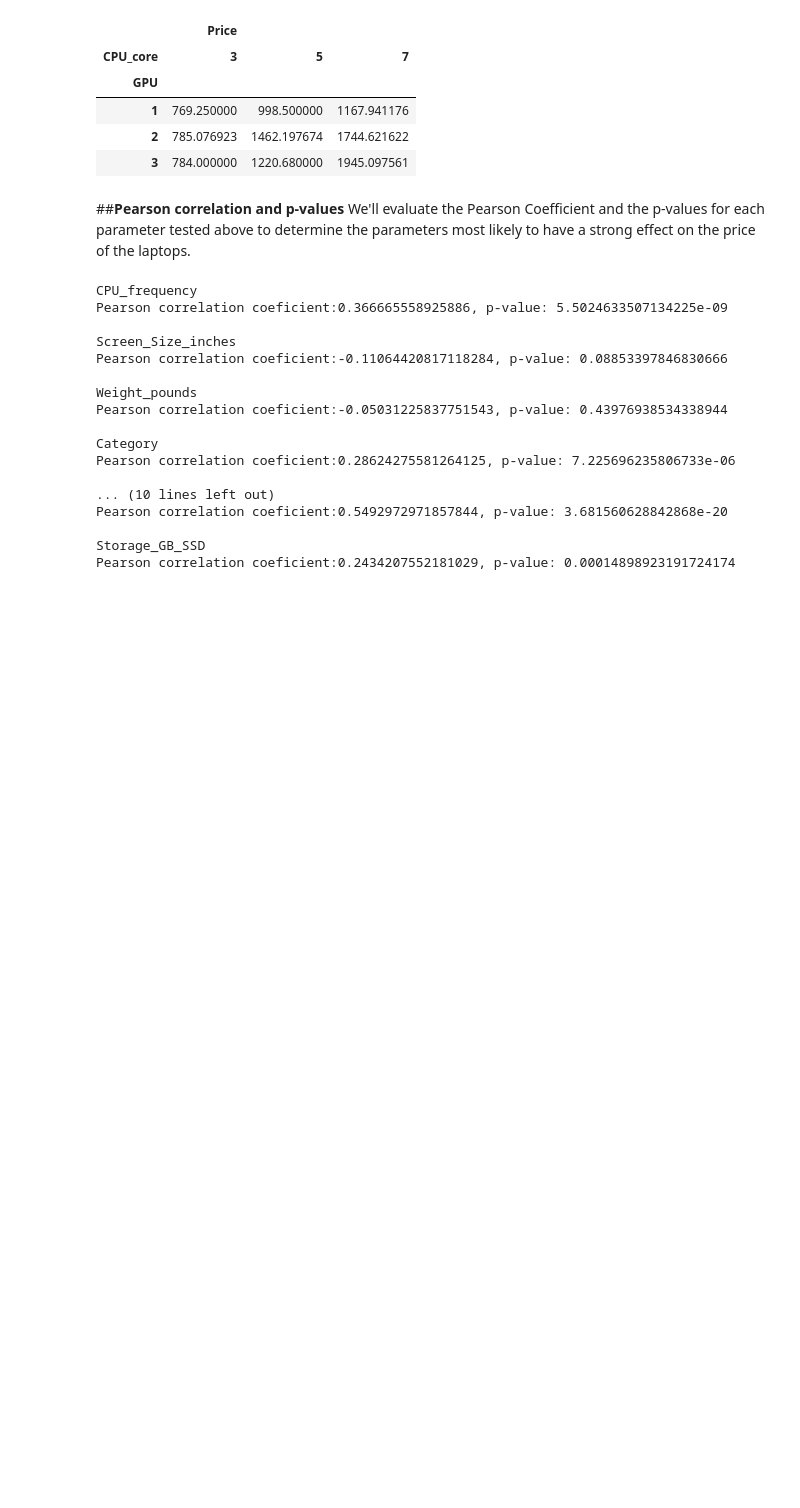
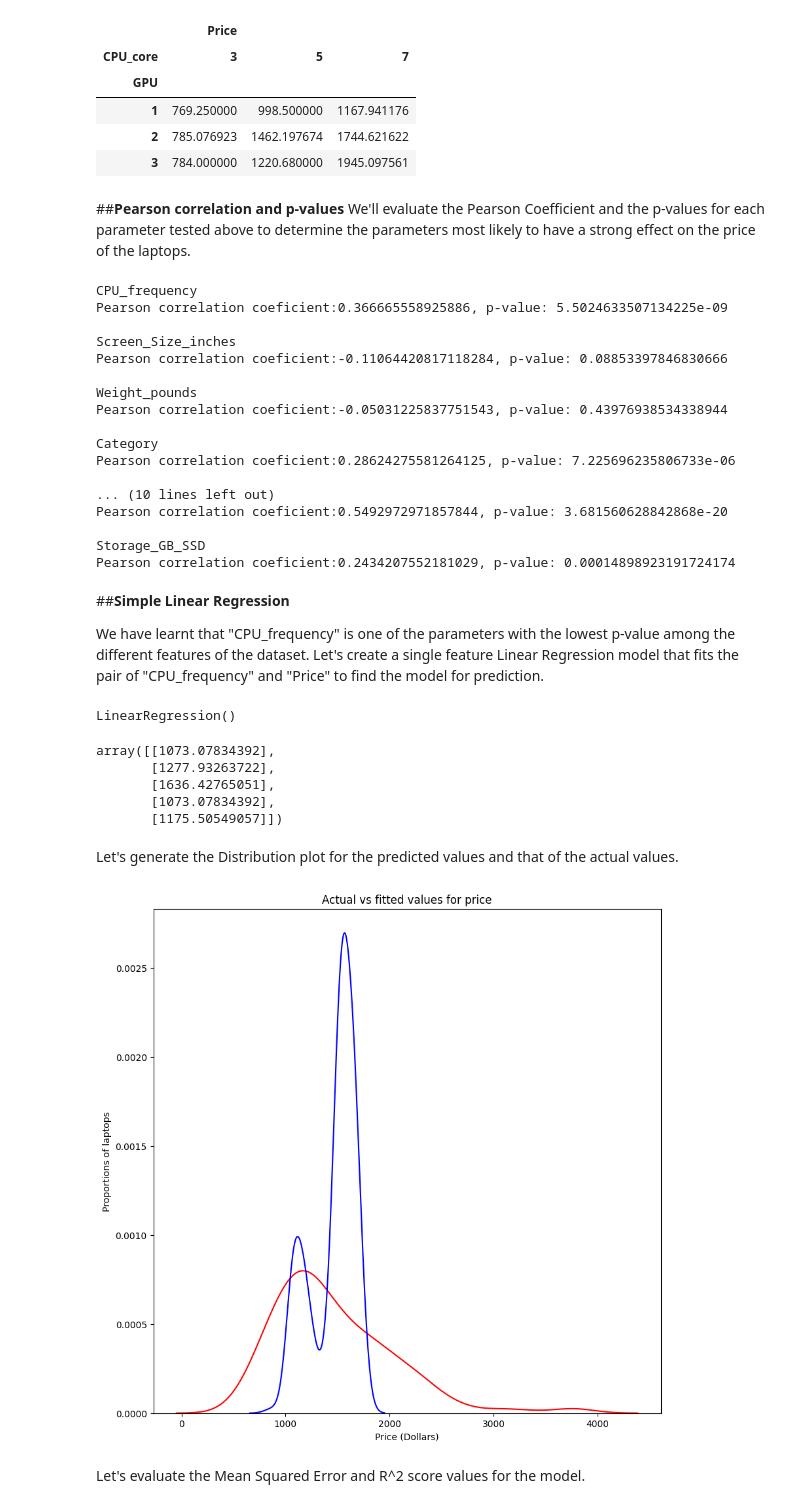
Before and after one commit to Rubieskyama/Data-Science-Ecosystem, a Jupyter notebook: Data Analytics with Python/Laptop_pricing_analyzer.ipynb, the cells around one changed output. Drawn from its saved outputs; the diff is of its cells as text; code cells hidden in the pictures; blank space fills up the shorter version.

```diff
--- a/Data Analytics with Python/Laptop_pricing_analyzer.ipynb
+++ b/Data Analytics with Python/Laptop_pricing_analyzer.ipynb
@@ -411,3 +414,48 @@ Pearson correlation coeficient:0.5492972971857844, p-value: 3.681560628842868e-2
 
 Storage_GB_SSD
 Pearson correlation coeficient:0.2434207552181029, p-value: 0.00014898923191724174
+# %% [markdown]
+##**Simple Linear Regression**
+
+We have learnt that "CPU_frequency" is one of the parameters with the lowest p-value among the different features of the dataset. Let's create a single feature Linear Regression model that fits the pair of "CPU_frequency" and "Price" to find the model for prediction.
+# %%
+#create the linear regression object
+lm = LinearRegression()
+lm
+# %% [output]
+LinearRegression()
+# %%
+#train the model with 'CPU_frequency' as independent variable and 'Price' as dependent variable
+x = df[['CPU_frequency']]
+y = df[['Price']]
+#fit the model
+lm.fit(x,y)
+#get and output the prediction
+yhat = lm.predict(x)
+yhat[0:5]
+# %% [output]
+array([[1073.07834392],
+       [1277.93263722],
+       [1636.42765051],
+       [1073.07834392],
+       [1175.50549057]])
+# %% [markdown]
+Let's generate the Distribution plot for the predicted values and that of the actual values.
+# %%
+#create a distribution plot for the predicted values
+width = 10
+height = 10
+plt.figure(figsize=(width,height))
+ax1 = sns.distplot(df['Price'], hist=False, color='r', axlabel='Actual value')
+sns.distplot(yhat, hist=False, color='b', axlabel='Predicted value', ax=ax1)
+
+plt.title('Actual vs fitted values for price')
+plt.xlabel('Price (Dollars)')
+plt.ylabel('Proportions of laptops')
+
+plt.show()
+plt.close()
+# %% [output]
+[figure, added]
+# %% [markdown]
+Let's evaluate the Mean Squared Error and R^2 score values for the model.
```
Also changed, not shown: parts of 12 cells of this notebook.
